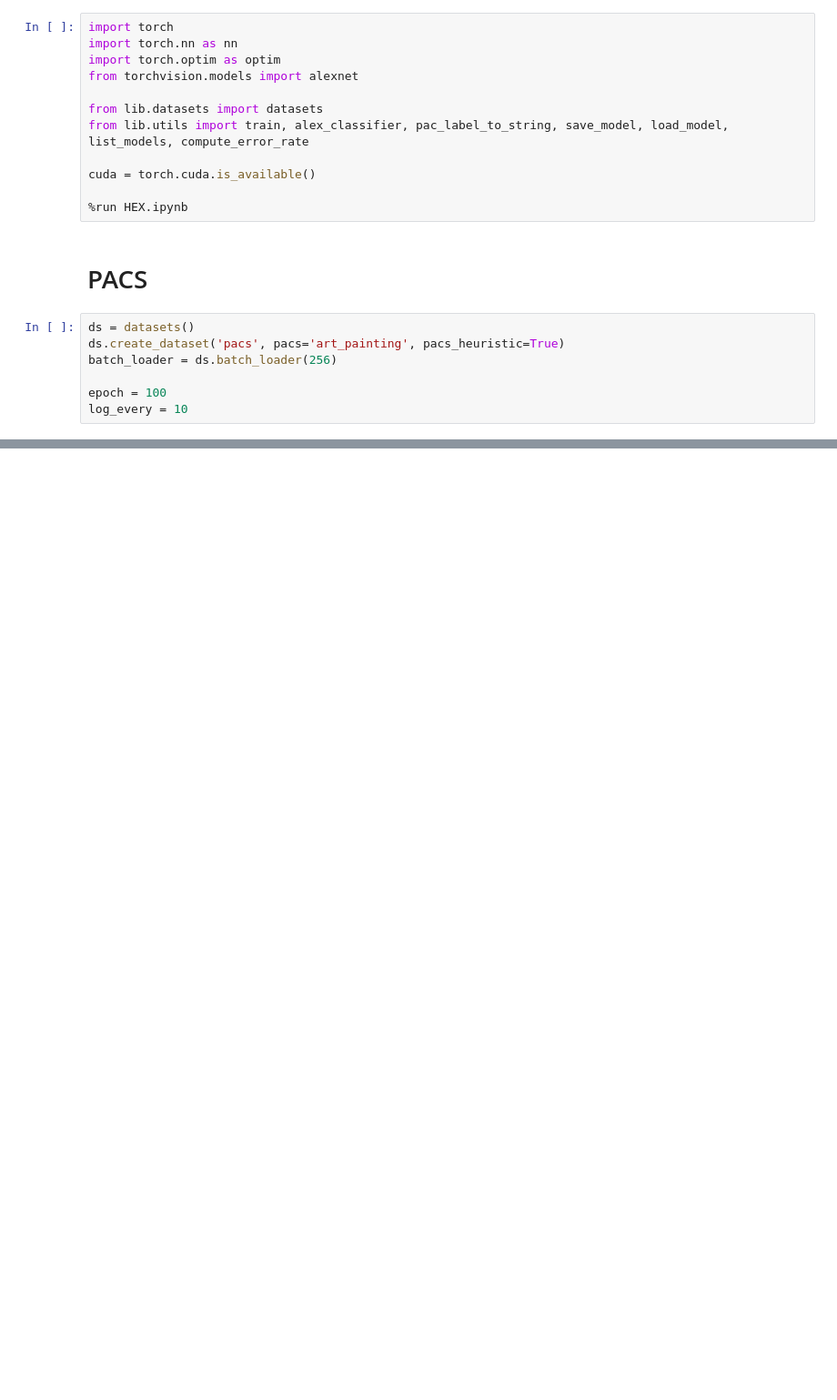
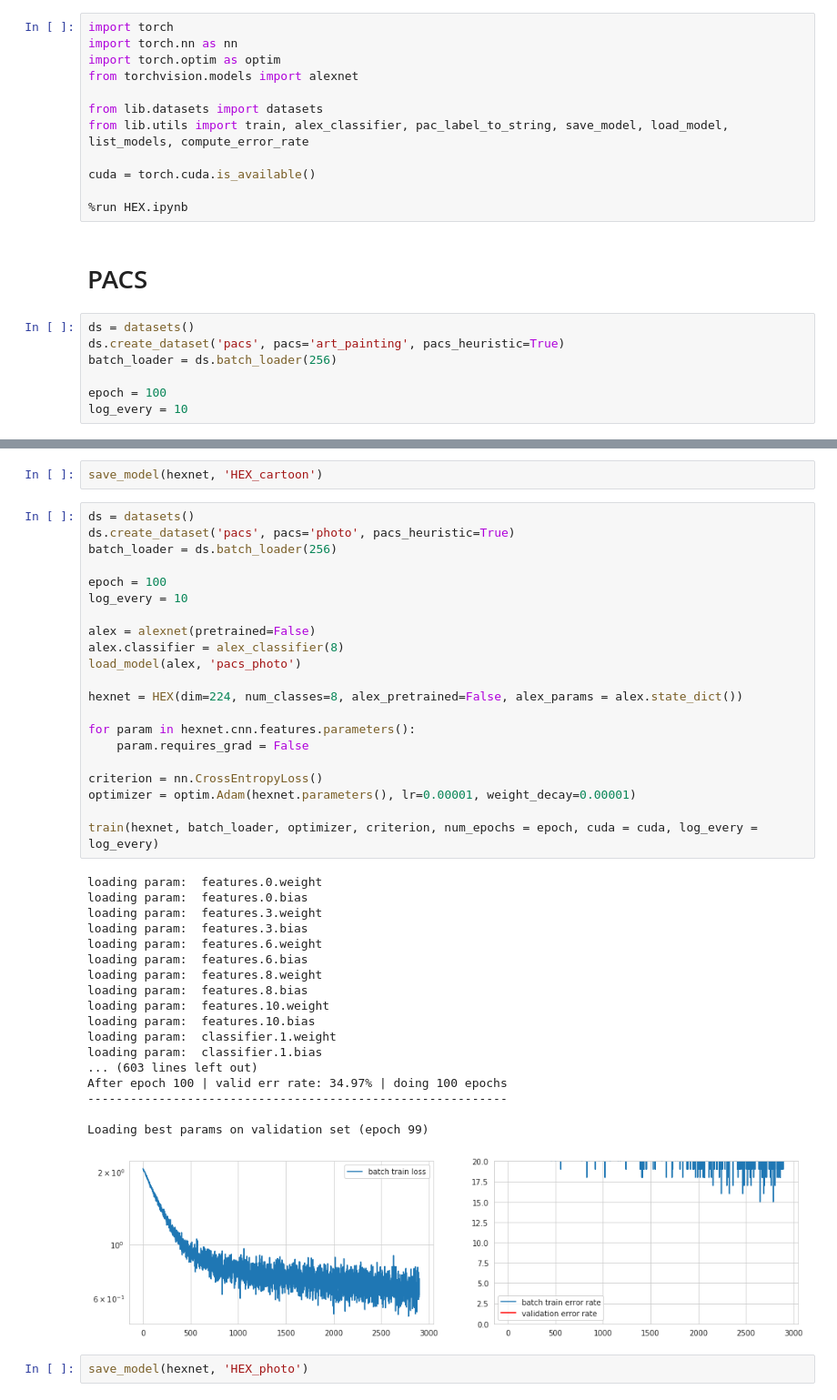
Before and after one commit to MarWit/nn_project, a Jupyter notebook: HexNet Tests.ipynb, the cells around one changed output, grey strips where cells are left out. Shown at 91% size. Drawn from its saved outputs; the diff is of its cells as text; blank space fills up the shorter version.

```diff
--- a/HexNet Tests.ipynb
+++ b/HexNet Tests.ipynb
@@ -55,0 +97,44 @@ save_model(net, 'HEX_art_painting')
+# %%
+save_model(hexnet, 'HEX_cartoon')
+# %%
+ds = datasets()
+ds.create_dataset('pacs', pacs='photo', pacs_heuristic=True)
+batch_loader = ds.batch_loader(256)
+
+epoch = 100
+log_every = 10
+
+alex = alexnet(pretrained=False)
+alex.classifier = alex_classifier(8)
+load_model(alex, 'pacs_photo')
+
+hexnet = HEX(dim=224, num_classes=8, alex_pretrained=False, alex_params = alex.state_dict())
+
+for param in hexnet.cnn.features.parameters():
+    param.requires_grad = False
+
+criterion = nn.CrossEntropyLoss()
+optimizer = optim.Adam(hexnet.parameters(), lr=0.00001, weight_decay=0.00001)
+
+train(hexnet, batch_loader, optimizer, criterion, num_epochs = epoch, cuda = cuda, log_every = log_every)
+# %% [output]
+loading param:  features.0.weight
+loading param:  features.0.bias
+loading param:  features.3.weight
+loading param:  features.3.bias
+loading param:  features.6.weight
+loading param:  features.6.bias
+loading param:  features.8.weight
+loading param:  features.8.bias
+loading param:  features.10.weight
+loading param:  features.10.bias
+loading param:  classifier.1.weight
+loading param:  classifier.1.bias
+... (603 lines left out)
+After epoch 100 | valid err rate: 34.97% | doing 100 epochs
+-----------------------------------------------------------
+
+Loading best params on validation set (epoch 99)
+[figure, added]
+# %%
+save_model(hexnet, 'HEX_photo')
```
Also changed, not shown: parts of 7 cells of this notebook, 1 other file.
